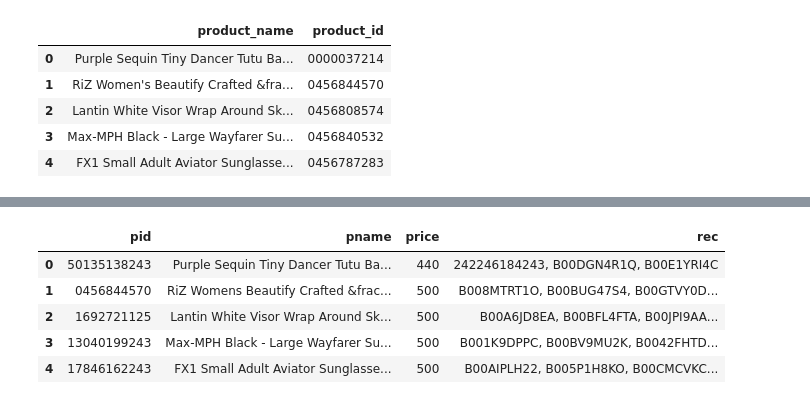
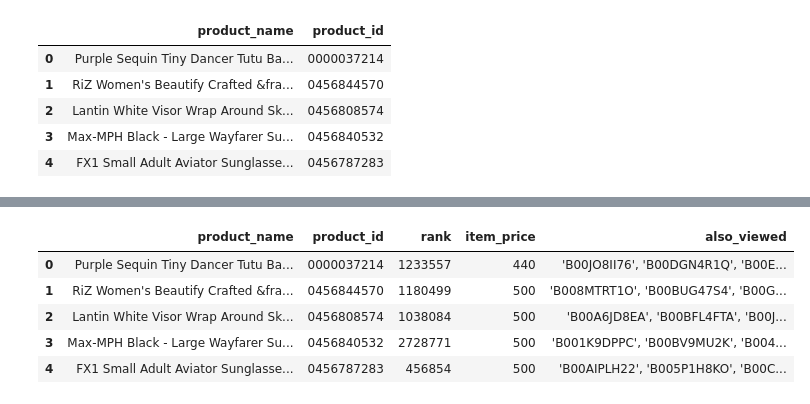
Before and after one commit to adithyarganesh/Quick-Basket, a Jupyter notebook: Untitled2.ipynb, the cells around one changed output, grey strips where cells are left out. Saved outputs shown, nothing was run; the diff lists cells and outputs as text; code cells hidden in the pictures.

```diff
--- a/Untitled2.ipynb
+++ b/Untitled2.ipynb
@@ -13,11 +13,11 @@ df.head()
 | 3 | 7 | Max-MPH Black - Large Wayfarer Su... | 0456840532 | 2728771 | Clothing | NaN | 'B001K9DPPC', 'B00BV9MU2K', 'B004... | NaN | ... |
 | 4 | 8 | FX1 Small Adult Aviator Sunglasse... | 0456787283 | 456854 | Clothing | NaN | 'B00AIPLH22', 'B005P1H8KO', 'B00C... | NaN | ... |
 # %%
-df = df.drop(["product_id"], axis = 1)
+df = df.drop(["Unnamed: 0"], axis = 1)
 # %%
 df["pid"] = df["product_id"]
 df["pname"] = df["product_name"]
 df["price"] = df["item_price"]
 df["rec"] = df["also_viewed"]
 # %%
-df["price"] = df["price"].fillna("500").astype(int)
+df["item_price"] = df["item_price"].fillna("500").astype(int)
@@ -49,3 +63,5 @@ part = part.drop(["rank","item_price","also_viewed","also_bought","bought_togeth
+# %%
+df = df.drop(["category"],axis = 1)
 # %%
 part.head()
 # %% [output]
@@ -63,13 +92,13 @@ df = df.replace({"B00JO8II76": "242246184243"}, regex=True)
 # %%
 a = df[:3500]
 # %%
-a.head()
+df.head()
 # %% [output]
-|  | pid | pname | price | rec |
-| 0 | 50135138243 | Purple Sequin Tiny Dancer Tutu Ba... | 440 | 242246184243, B00DGN4R1Q, B00E1YRI4C |
-| 1 | 0456844570 | RiZ Womens Beautify Crafted &frac... | 500 | B008MTRT1O, B00BUG47S4, B00GTVY0D... |
-| 2 | 1692721125 | Lantin White Visor Wrap Around Sk... | 500 | B00A6JD8EA, B00BFL4FTA, B00JPI9AA... |
-| 3 | 13040199243 | Max-MPH Black - Large Wayfarer Su... | 500 | B001K9DPPC, B00BV9MU2K, B0042FHTD... |
-| 4 | 17846162243 | FX1 Small Adult Aviator Sunglasse... | 500 | B00AIPLH22, B005P1H8KO, B00CMCVKC... |
+|  | product_name | product_id | rank | item_price | also_viewed |
+| 0 | Purple Sequin Tiny Dancer Tutu Ba... | 0000037214 | 1233557 | 440 | 'B00JO8II76', 'B00DGN4R1Q', 'B00E... |
+| 1 | RiZ Women's Beautify Crafted &fra... | 0456844570 | 1180499 | 500 | 'B008MTRT1O', 'B00BUG47S4', 'B00G... |
+| 2 | Lantin White Visor Wrap Around Sk... | 0456808574 | 1038084 | 500 | 'B00A6JD8EA', 'B00BFL4FTA', 'B00J... |
+| 3 | Max-MPH Black - Large Wayfarer Su... | 0456840532 | 2728771 | 500 | 'B001K9DPPC', 'B00BV9MU2K', 'B004... |
+| 4 | FX1 Small Adult Aviator Sunglasse... | 0456787283 | 456854 | 500 | 'B00AIPLH22', 'B005P1H8KO', 'B00C... |
 # %%
 a.to_csv("100.csv",index =  False)
```
Also changed, not shown: parts of 20 cells of this notebook, 7 other files.
